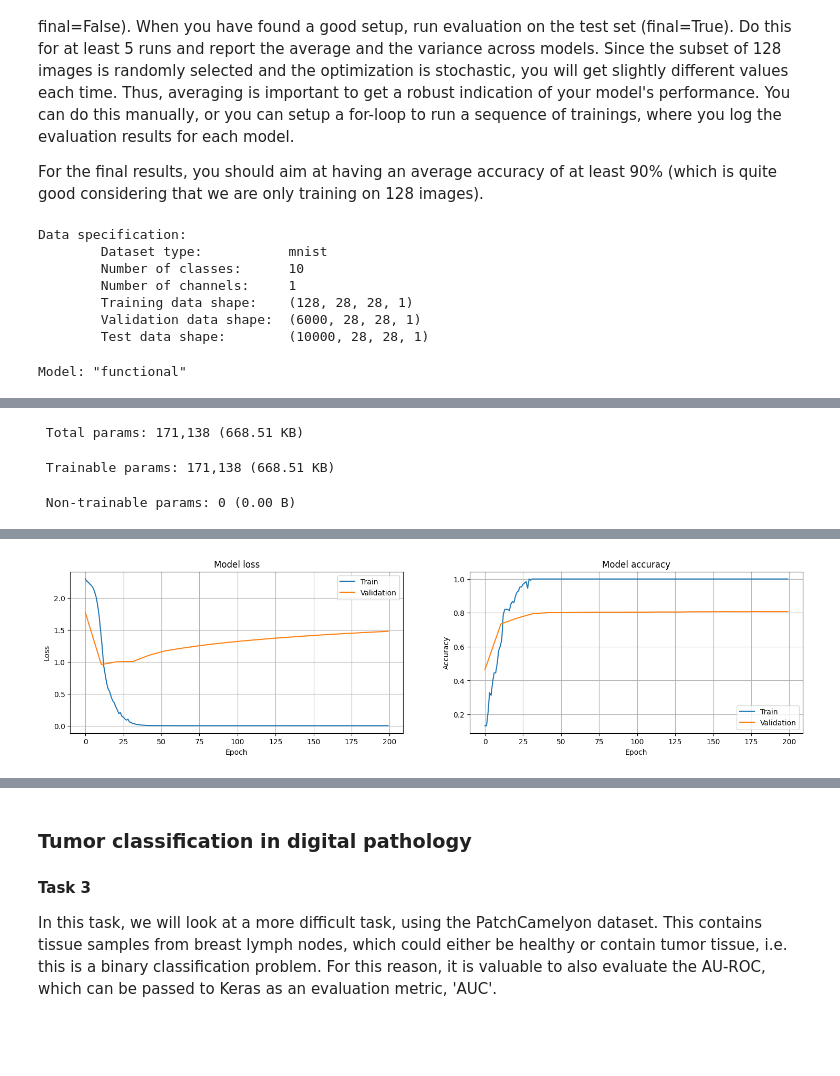
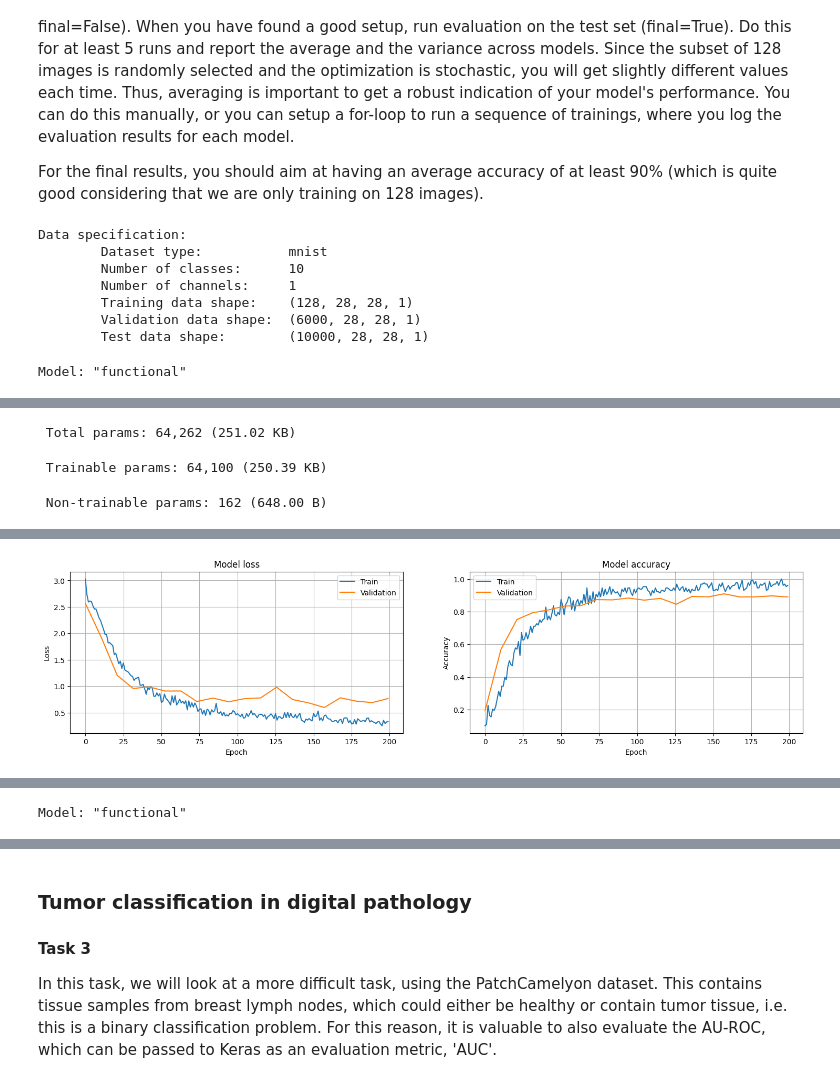
Before and after one commit to AntonMartic/deep-learning, a Jupyter notebook: Lab2/lab02.ipynb, the cells around one changed output, grey strips where cells are left out. Cells and saved outputs as stored; diff of their text form; code cells hidden in the pictures; blank space fills up the shorter version.

```diff
--- a/Lab2/lab02.ipynb
+++ b/Lab2/lab02.ipynb
@@ -246,51 +246,64 @@ During your development, you test the performance on the validation set (util.ev
 
 For the final results, you should aim at having an average accuracy of at least 90% (which is quite good considering that we are only training on 128 images).
 # %%
+from keras import regularizers
+
 # A block of convolutional layers followed by max pooling
 def conv_block(x, N, channels, kernel_size, activation, padding='same'):
     for i in range(N):
-        x = layers.Conv2D(channels, kernel_size=kernel_size, activation=activation, padding=padding)(x)
+        x = keras.layers.BatchNormalization()(x)
+        x = keras.layers.Dropout(0.05)(x)
+        x = layers.Conv2D(channels, kernel_size=kernel_size, activation=activation, padding=padding, kernel_regularizer=keras.regularizers.L2(l2=0.001))(x)
     return layers.MaxPooling2D(pool_size=(2, 2))(x)
 
 epochs = 200
-batch_size = 64
+batch_size = 16
 
 # For setting up averaging over multiple training runs
-#K = 5
-#acc = np.zeros((K,2))
-#for k in range(K):
+K = 5
+acc = np.zeros((K,2))
+for k in range(K):
 
-# MNIST with 128 randomly selected training images
-data = data_generator.DataGenerator()
-data.generate(dataset='mnist', N_train=128)
+    # MNIST with 128 randomly selected training images
+    data = data_generator.DataGenerator()
+    data.generate(dataset='mnist', N_train=128)
 
-keras.backend.clear_session()
+    keras.backend.clear_session()
 
-x      = layers.Input(shape=data.x_train.shape[1:])
-conv1  = conv_block(x, N=2, channels=8, kernel_size=(3,3), activation='relu', padding='same')
-conv2  = conv_block(conv1, N=2, channels=16, kernel_size=(3,3), activation='relu', padding='same')
-conv3  = conv_block(conv2, N=2, channels=32, kernel_size=(3,3), activation='relu', padding='same')
-flat1  = layers.Flatten()(conv3)
+    x      = layers.Input(shape=data.x_train.shape[1:])
+    shear = keras.layers.RandomShear(0.08, 0.08)(x)
+    zoom = keras.layers.RandomZoom(0.08)(shear)
+    trans = keras.layers.RandomTranslation(0.08, 0.08)(zoom)
+    rot = keras.layers.RandomRotation(0.08)(trans)
+    conv1  = conv_block(rot, N=2, channels=8, kernel_size=(3,3), activation='relu', padding='same')
+    conv2  = conv_block(conv1, N=2, channels=16, kernel_size=(3,3), activation='relu', padding='same')
+    conv3  = conv_block(conv2, N=2, channels=32, kernel_size=(3,3), activation='relu', padding='same')
+    flat1  = layers.Flatten()(conv3)
 
-dense1 = layers.Dense(512, activation='relu')(flat1)
-y = layers.Dense(data.K, activation='softmax')(dense1)
+    dense1 = layers.Dense(128, activation='relu', kernel_regularizer=keras.regularizers.L2(l2=0.001))(flat1)
+    dropd1  = keras.layers.Dropout(0.2)(dense1)
+    dense2 = layers.Dense(64, activation='relu', kernel_regularizer=keras.regularizers.L2(l2=0.001))(dropd1)
+    dropd2  = keras.layers.Dropout(0.2)(dense2)
+    y = layers.Dense(data.K, activation='softmax')(dropd2)
 
-model = keras.models.Model(inputs=x, outputs=y)
-model.summary()
+    model = keras.models.Model(inputs=x, outputs=y)
+    model.summary()
 
-opt = keras.optimizers.Adam()
-model.compile(loss='categorical_crossentropy', optimizer=opt, metrics=['accuracy'])
-log = model.fit(data.x_train, data.y_train_oh, batch_size=batch_size, epochs=epochs,
-                validation_data=(data.x_valid, data.y_valid_oh), validation_freq=10,  # We don't need to evaluate at each epoch
-                verbose=True)
+    opt = keras.optimizers.Adam(learning_rate=0.001)
+    model.compile(loss='categorical_crossentropy', optimizer=opt, metrics=['accuracy'])
+    log = model.fit(data.x_train, data.y_train_oh, batch_size=batch_size, epochs=epochs,
+                    validation_data=(data.x_valid, data.y_valid_oh), validation_freq=10,  # We don't need to evaluate at each epoch
+                    verbose=True)
 
-util.evaluate(model, data, final=False)
-util.plot_training(log)
+    #util.evaluate(model, data, final=False)
+    util.plot_training(log)
 
-# When you are finished with hyper-parameter tuning, you should evaluate
-# your model on the test set, and average over 5 trainings. If you want
-# to do this automatically, you can setup a foor loop and store each evaluation
-#acc[k,:] = util.evaluate(model, data, final=True)
+    # When you are finished with hyper-parameter tuning, you should evaluate
+    # your model on the test set, and average over 5 trainings. If you want
+    # to do this automatically, you can setup a foor loop and store each evaluation
+    acc[k,:] = util.evaluate(model, data, final=True)
+
+print(f"Average accuracy: {np.mean(acc[:,1]):.4f} ± {np.std(acc[:,1]):.4f}")
 # %% [output]
 Data specification:
         Dataset type:           mnist
@@ -319,5 +332,5 @@ Model: "functional"
 └─────────────────────────────────┴────────────────────────┴───────────────┘
- Total params: 171,138 (668.51 KB)
+ Total params: 64,262 (251.02 KB)
- Trainable params: 171,138 (668.51 KB)
+ Trainable params: 64,100 (250.39 KB)
- Non-trainable params: 0 (0.00 B)
+ Non-trainable params: 162 (648.00 B)
 Epoch 1/200
@@ -340 +353 @@ Epoch 6/200
-[figure, old version]
+[figure, new version]
@@ -340,0 +366 @@ Epoch 6/200
+Model: "functional"
```
Also changed, not shown: parts of 1 cell of this notebook.
